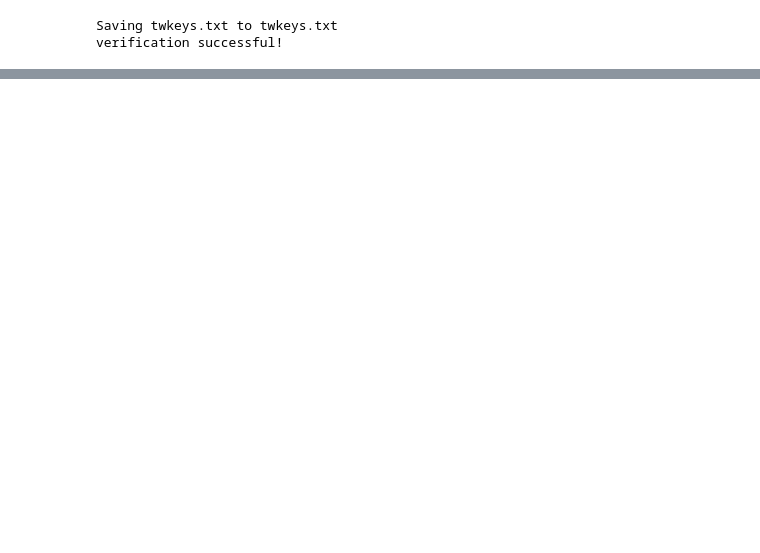
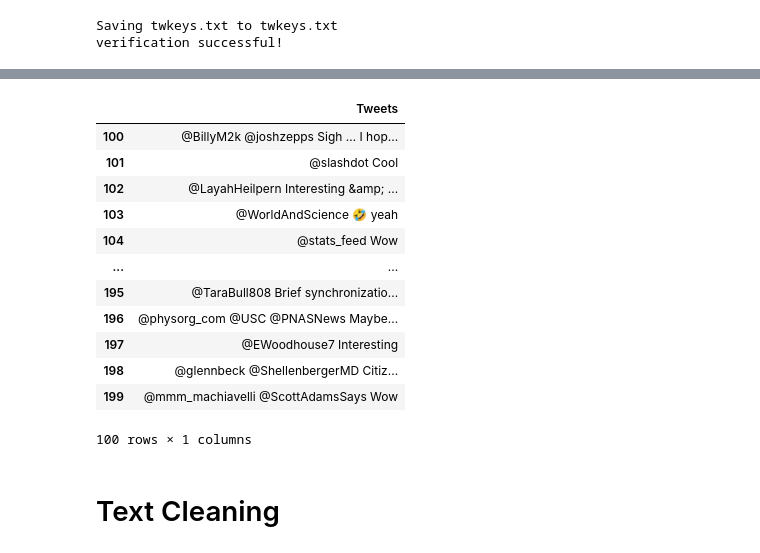
Before and after one commit to Namvi3t/GoogleCollabProjects, a Jupyter notebook: Sentiment_Analysis_on_Elon_Musk.ipynb, the cells around one changed output, grey strips where cells are left out. Drawn from its saved outputs; the diff is of its cells as text; code cells hidden in the pictures; blank space fills up the shorter version.

```diff
--- a/Sentiment_Analysis_on_Elon_Musk.ipynb
+++ b/Sentiment_Analysis_on_Elon_Musk.ipynb
@@ -70,3 +104,25 @@ df.head()
+# %%
+#Create a dataframe
+df = pd.DataFrame( [tweet.full_text for tweet in posts], columns =['Tweets'])
+
+#Show the last 100 rows of data
+df.tail(100)
+# %% [output]
+|  | Tweets |
+| 100 | @BillyM2k @joshzepps Sigh … I hop... |
+| 101 | @slashdot Cool |
+| 102 | @LayahHeilpern Interesting &amp; ... |
+| 103 | @WorldAndScience 🤣 yeah |
+| 104 | @stats_feed Wow |
+| ... | ... |
+| 195 | @TaraBull808 Brief synchronizatio... |
+| 196 | @physorg_com @USC @PNASNews Maybe... |
+| 197 | @EWoodhouse7 Interesting |
+| 198 | @glennbeck @ShellenbergerMD Citiz... |
+| 199 | @mmm_machiavelli @ScottAdamsSays Wow |
+100 rows × 1 columns
+# %% [markdown]
+# Text Cleaning
 # %%
 #Clean the text here
 def cleanText(text):
```
Also changed, not shown: parts of 10 cells of this notebook.
